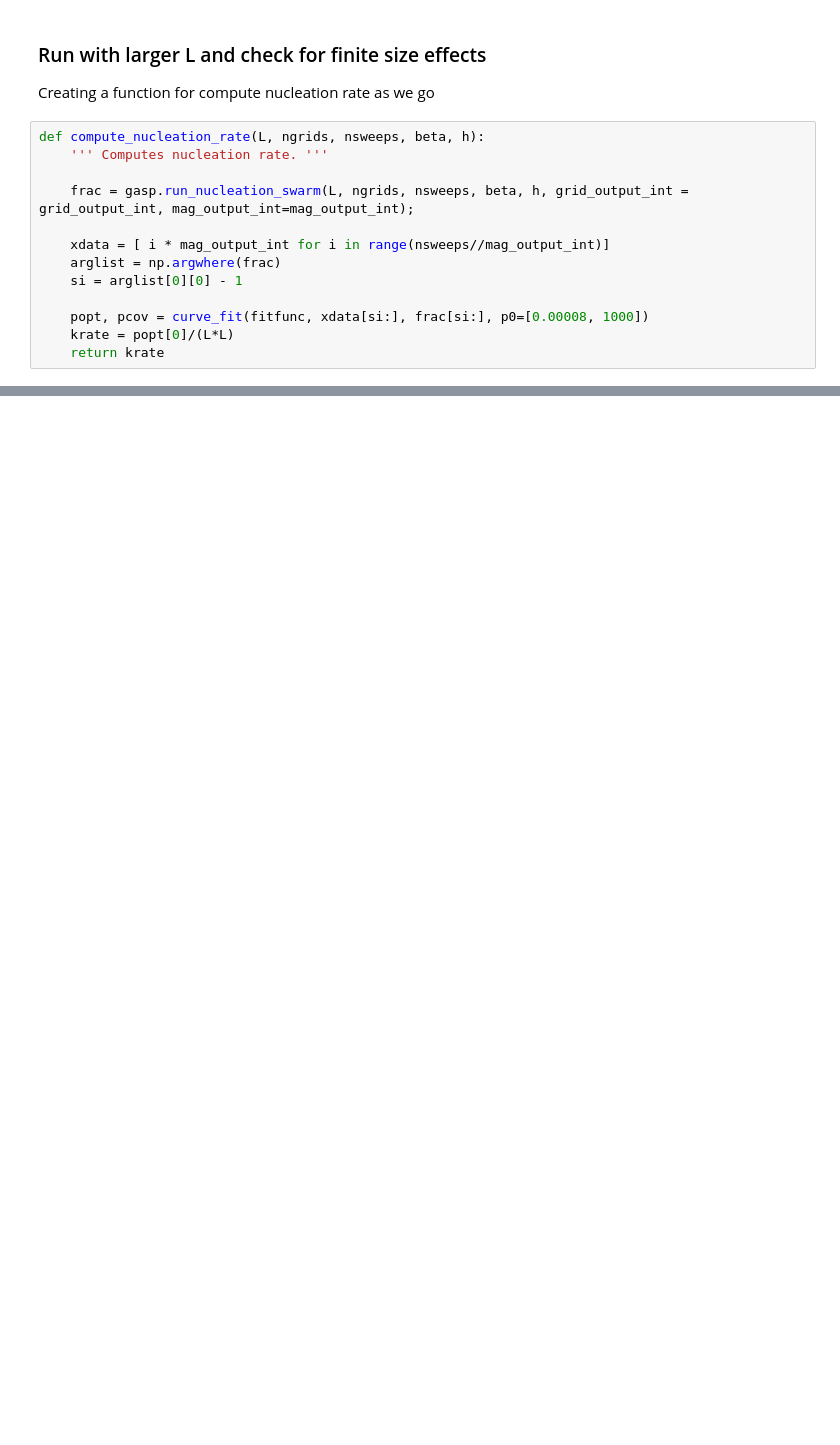
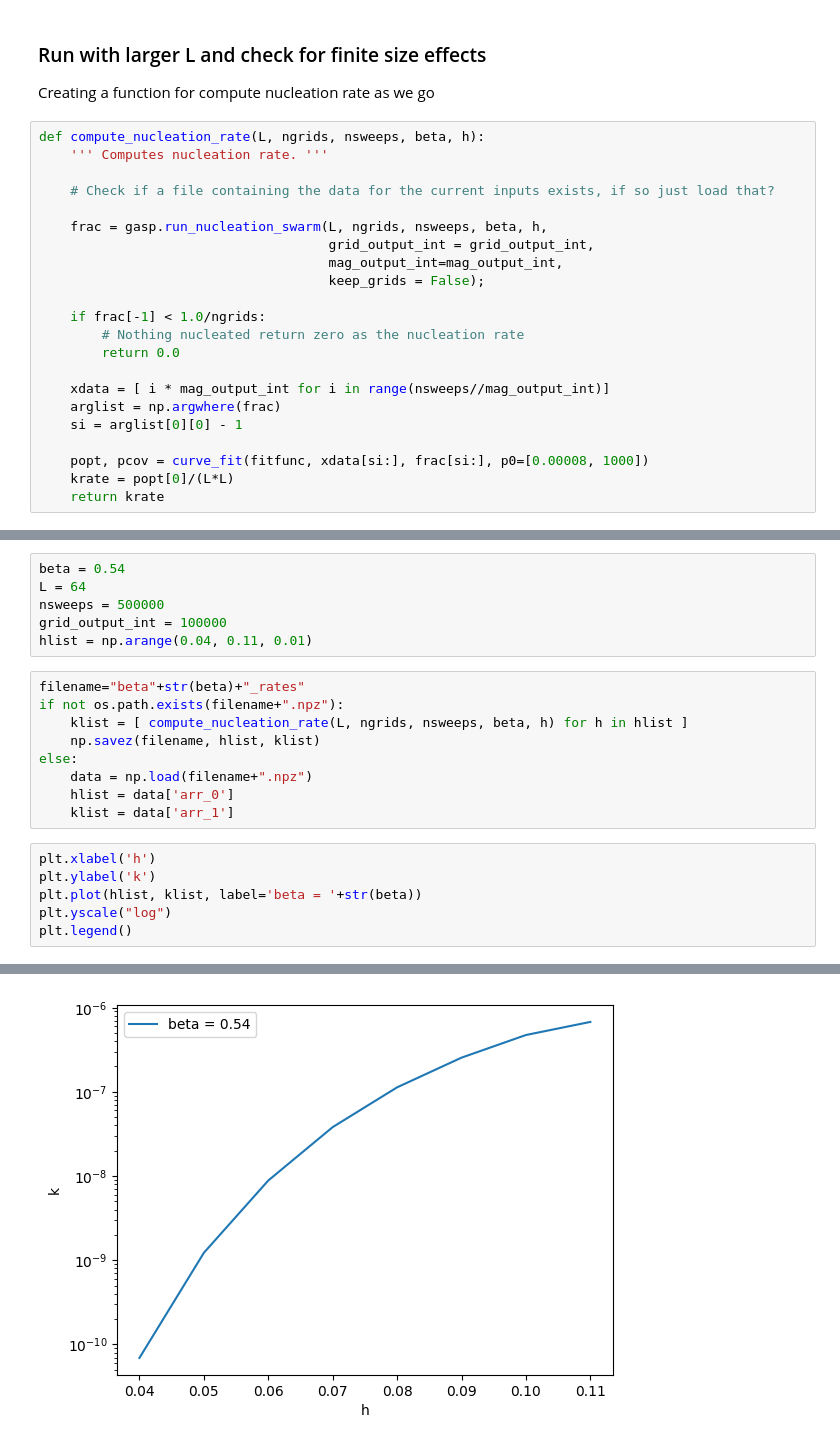
Before and after one commit to dquigley533/GPU_2DIsing, a Jupyter notebook: Jupyter/GASP_rates.ipynb, the cells around one changed output, grey strips where cells are left out. Drawn from its saved outputs; the diff is of its cells as text; blank space fills up the shorter version.

```diff
--- a/Jupyter/GASP_rates.ipynb
+++ b/Jupyter/GASP_rates.ipynb
@@ -102,7 +108,16 @@ Creating a function for compute nucleation rate as we go
 def compute_nucleation_rate(L, ngrids, nsweeps, beta, h):
     ''' Computes nucleation rate. '''
 
-    frac = gasp.run_nucleation_swarm(L, ngrids, nsweeps, beta, h, grid_output_int = grid_output_int, mag_output_int=mag_output_int);
+    # Check if a file containing the data for the current inputs exists, if so just load that?
+
+    frac = gasp.run_nucleation_swarm(L, ngrids, nsweeps, beta, h,
+                                     grid_output_int = grid_output_int,
+                                     mag_output_int=mag_output_int,
+                                     keep_grids = False);
+
+    if frac[-1] < 1.0/ngrids:
+        # Nothing nucleated return zero as the nucleation rate
+        return 0.0
 
     xdata = [ i * mag_output_int for i in range(nsweeps//mag_output_int)]
     arglist = np.argwhere(frac)
@@ -120,0 +138,22 @@ Nucleation rate at L=100 : 3.35291e-08 MCSS^-1
+# %%
+beta = 0.54
+L = 64
+nsweeps = 500000
+grid_output_int = 100000
+hlist = np.arange(0.04, 0.11, 0.01)
+# %%
+filename="beta"+str(beta)+"_rates"
+if not os.path.exists(filename+".npz"):
+    klist = [ compute_nucleation_rate(L, ngrids, nsweeps, beta, h) for h in hlist ]
+    np.savez(filename, hlist, klist)
+else:
+    data = np.load(filename+".npz")
+    hlist = data['arr_0']
+    klist = data['arr_1']
+# %%
+plt.xlabel('h')
+plt.ylabel('k')
+plt.plot(hlist, klist, label='beta = '+str(beta))
+plt.yscale("log")
+plt.legend()
+# %% [output]
@@ -120,0 +161 @@ Nucleation rate at L=100 : 3.35291e-08 MCSS^-1
+[figure, added]
```
Also changed, not shown: parts of 29 cells of this notebook.
